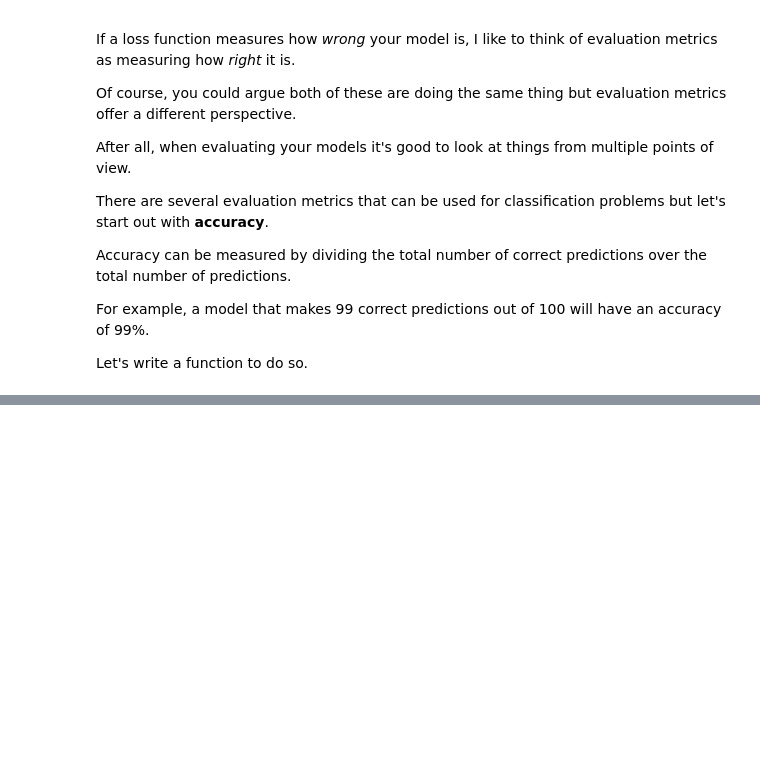
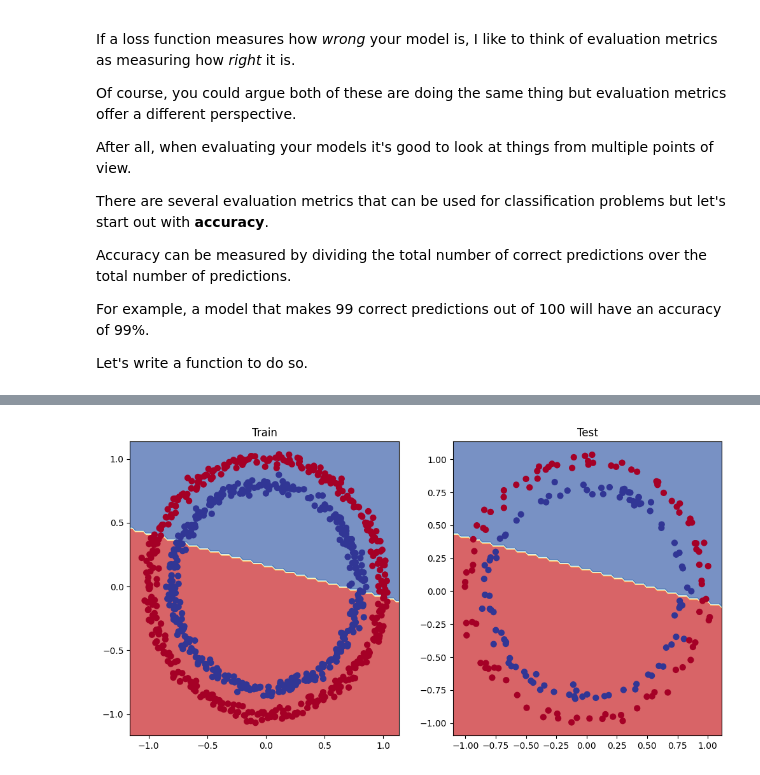
Before and after one commit to JunHL96/PyTorch-Course, a Jupyter notebook: 02_pytorch_classification_notes.ipynb, the cells around one changed output, grey strips where cells are left out. Drawn from its saved outputs; the diff is of its cells as text; code cells hidden in the pictures; blank space fills up the shorter version.

```diff
--- a/02_pytorch_classification_notes.ipynb
+++ b/02_pytorch_classification_notes.ipynb
@@ -480,0 +642,4 @@ def accuracy_fn(y_true, y_pred):
+# %%
+# View the first 5 outputs of the forward pass on the test data
+y_logits = model_0(X_test.to(device))[:5]   # to.device() moves the data to the specified device (e.g., CPU or GPU)
+y_logits
@@ -480,0 +858,15 @@ def accuracy_fn(y_true, y_pred):
+# %%
+# Plot decision boundaries for training and test sets
+plt.figure(figsize=(12, 6))  # Create a figure with a specified size (12 inches wide, 6 inches tall)
+
+# Plot decision boundary for the training data
+plt.subplot(1, 2, 1)  # Create the first subplot (1 row, 2 columns, this is the 1st subplot)
+plt.title("Train")  # Set the title of the first subplot to "Train"
+plot_decision_boundary(model_0, X_train, y_train)  # Plot the decision boundary for the training set
+
+# Plot decision boundary for the test data
+plt.subplot(1, 2, 2)  # Create the second subplot (1 row, 2 columns, this is the 2nd subplot)
+plt.title("Test")  # Set the title of the second subplot to "Test"
+plot_decision_boundary(model_0, X_test, y_test)  # Plot the decision boundary for the test set
+# %% [output]
+[figure, added]
```
Also changed, not shown: parts of 77 cells of this notebook.
